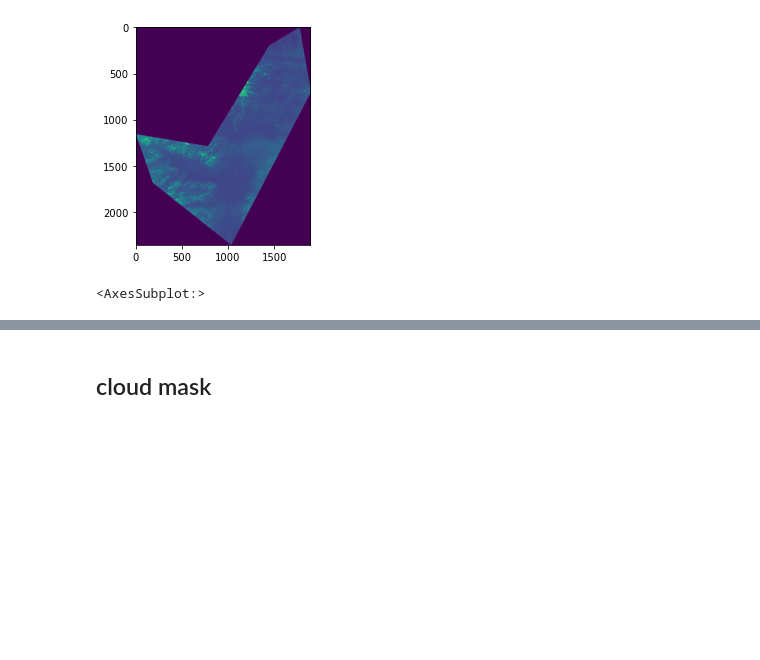
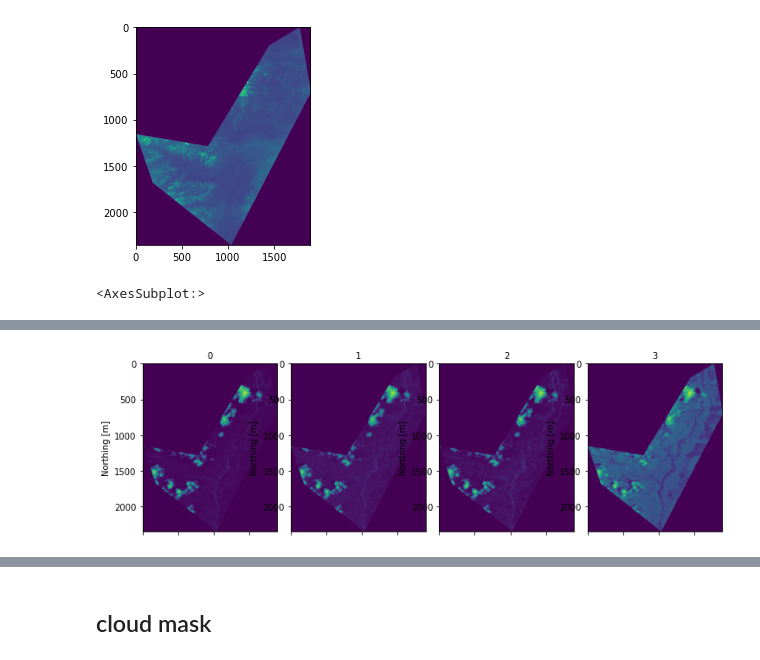
Before and after one commit to YourVirtualColdChainAssistant/MLsat-cropland-himachal, a Jupyter notebook: notebooks/draft.ipynb, the cells around one changed output, grey strips where cells are left out. Drawn from its saved outputs; the diff is of its cells as text; code cells hidden in the pictures; blank space fills up the shorter version.

```diff
--- a/notebooks/Untitled.ipynb
+++ b/notebooks/draft.ipynb
@@ -1304,0 +1377,23 @@ show(masked[0])
+# %%
+# Specify output projection system
+dst_crs = study_area.geometry.crs
+
+# Input imagery file name before transformation
+input_imagery_file = './new_out.tiff'
+# Save output imagery file name after transformation
+transformed_imagery_file = './new_transformed.tiff'
+
+with rasterio.open(input_imagery_file) as imagery:
+    transform, width, height = calculate_default_transform(imagery.crs, dst_crs, imagery.width, imagery.height, *imagery.bounds)
+    kwargs = imagery.meta.copy()
+    kwargs.update({'crs': dst_crs, 'transform': transform, 'width': width, 'height': height})
+    with rasterio.open(transformed_imagery_file, 'w', **kwargs) as dst:
+        for i in range(1, imagery.count + 1):
+            reproject(
+                source=rasterio.band(imagery, i),
+                destination=rasterio.band(dst, i),
+                src_transform=imagery.transform,
+                src_crs=imagery.crs,
+                dst_transform=transform,
+                dst_crs=dst_crs,
+                resampling=Resampling.nearest)
@@ -1304,0 +1502,4 @@ show(masked[0])
+# %%
+raster = rasterio.open('N:/dataorg-datasets/MLsatellite/sentinel2_images/images_danya/clip/L2A_T43SFR_A026271_20200703T053446.tiff')
+# %%
+raster_read = raster.read()
@@ -1304,0 +1510,9 @@ show(masked[0])
+# %%
+fig, axs = plt.subplots(1, 4, figsize=(12,5), gridspec_kw={'hspace':0.1, 'wspace':0.1})
+for i in range(4):
+    show(raster_read[i], ax=axs[i])
+    axs[i].set_title(i, fontsize=10)
+    axs[i].set_ylabel('Northing [m]')
+    axs[i].set_xticklabels([])
+# %% [output]
+[figure, added]
```
Also changed, not shown: parts of 44 cells of this notebook, 5 other files.
